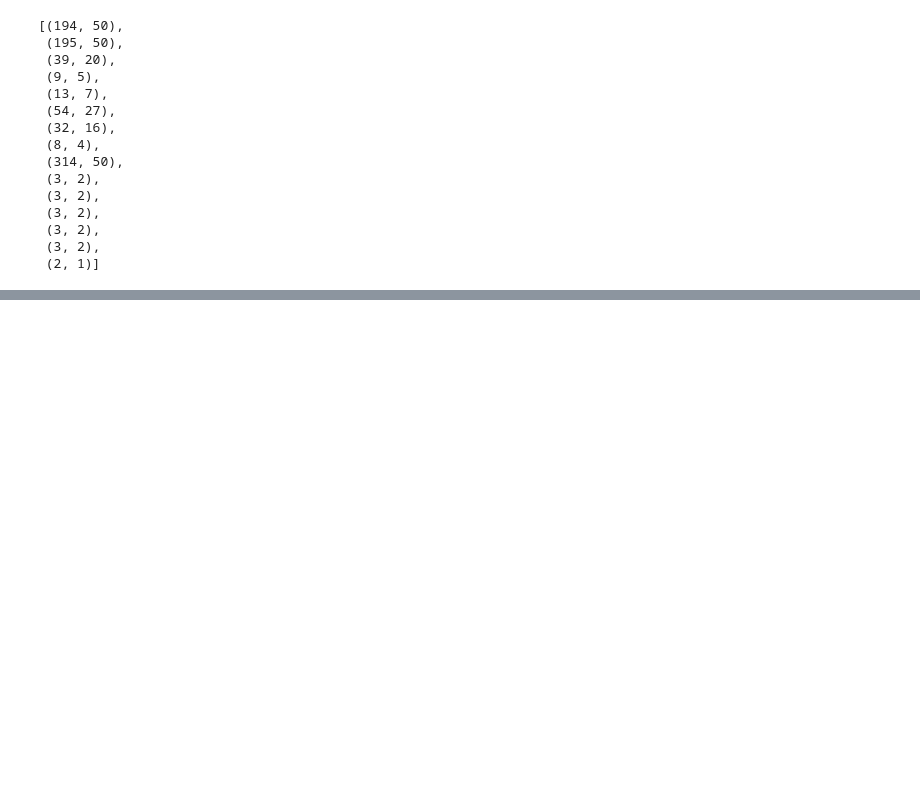
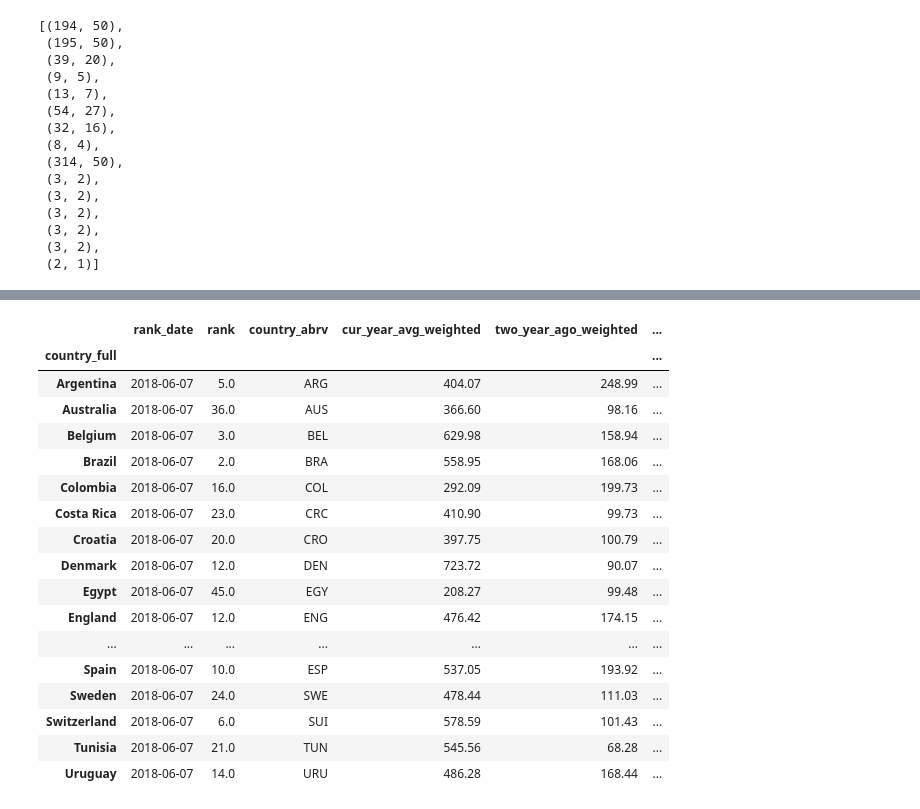
Before and after one commit to terry-li-hm/world_cup, a Jupyter notebook: fastai/fastai-v01.ipynb, the cells around one changed output, grey strips where cells are left out. Drawn from its saved outputs; the diff is of its cells as text; code cells hidden in the pictures; blank space fills up the shorter version.

```diff
--- a/fastai/fastai-v01.ipynb
+++ b/fastai/fastai-v01.ipynb
@@ -194,0 +224,24 @@ epoch      trn_loss   val_loss   mae
+# %%
+world_cup_rankings = rankings.loc[(rankings['rank_date'] == rankings['rank_date'].max()) &
+                                    rankings['country_full'].isin(world_cup.index.unique())]
+world_cup_rankings = world_cup_rankings.set_index(['country_full'])
+world_cup_rankings
+# %% [output]
+|  | rank_date | rank | country_abrv | cur_year_avg_weighted | two_year_ago_weighted | ... |
+| country_full |  |  |  |  |  | ... |
+| Argentina | 2018-06-07 | 5.0 | ARG | 404.07 | 248.99 | ... |
+| Australia | 2018-06-07 | 36.0 | AUS | 366.60 | 98.16 | ... |
+| Belgium | 2018-06-07 | 3.0 | BEL | 629.98 | 158.94 | ... |
+| Brazil | 2018-06-07 | 2.0 | BRA | 558.95 | 168.06 | ... |
+| Colombia | 2018-06-07 | 16.0 | COL | 292.09 | 199.73 | ... |
+| Costa Rica | 2018-06-07 | 23.0 | CRC | 410.90 | 99.73 | ... |
+| Croatia | 2018-06-07 | 20.0 | CRO | 397.75 | 100.79 | ... |
+| Denmark | 2018-06-07 | 12.0 | DEN | 723.72 | 90.07 | ... |
+| Egypt | 2018-06-07 | 45.0 | EGY | 208.27 | 99.48 | ... |
+| England | 2018-06-07 | 12.0 | ENG | 476.42 | 174.15 | ... |
+| ... | ... | ... | ... | ... | ... | ... |
+| Spain | 2018-06-07 | 10.0 | ESP | 537.05 | 193.92 | ... |
+| Sweden | 2018-06-07 | 24.0 | SWE | 478.44 | 111.03 | ... |
+| Switzerland | 2018-06-07 | 6.0 | SUI | 578.59 | 101.43 | ... |
+| Tunisia | 2018-06-07 | 21.0 | TUN | 545.56 | 68.28 | ... |
+| Uruguay | 2018-06-07 | 14.0 | URU | 486.28 | 168.44 | ... |
```
Also changed, not shown: parts of 13 cells of this notebook, 3 other files.
